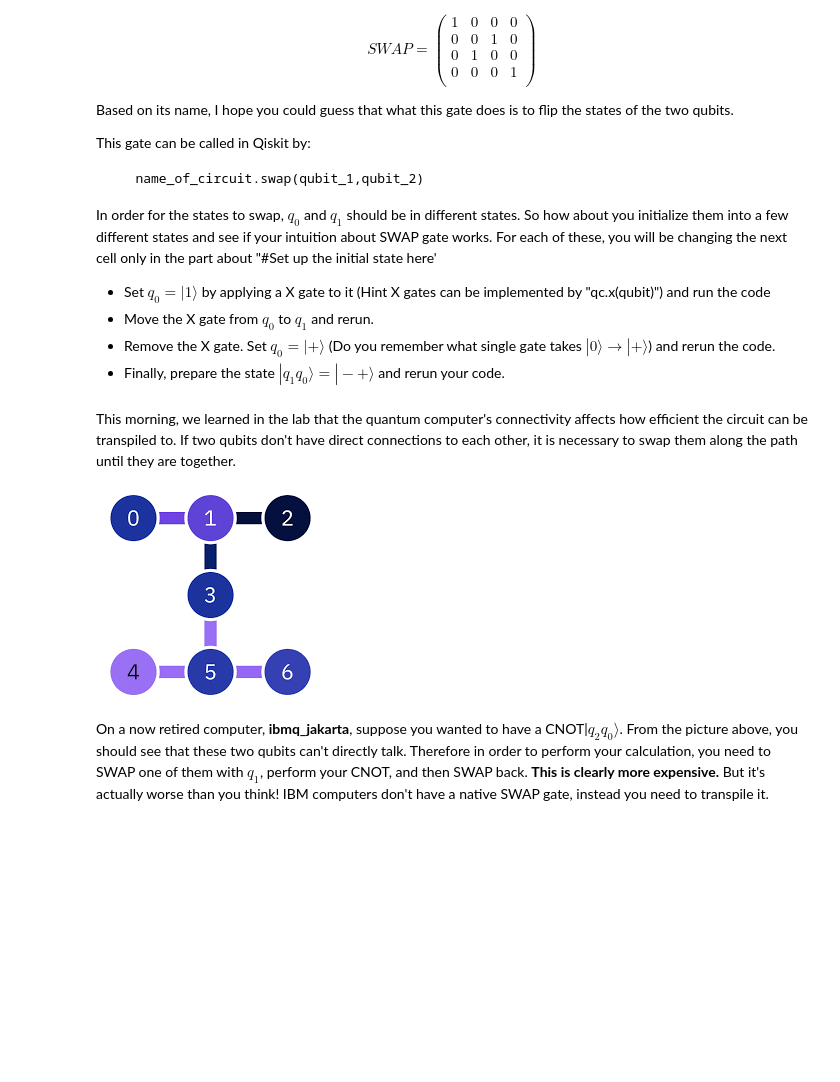
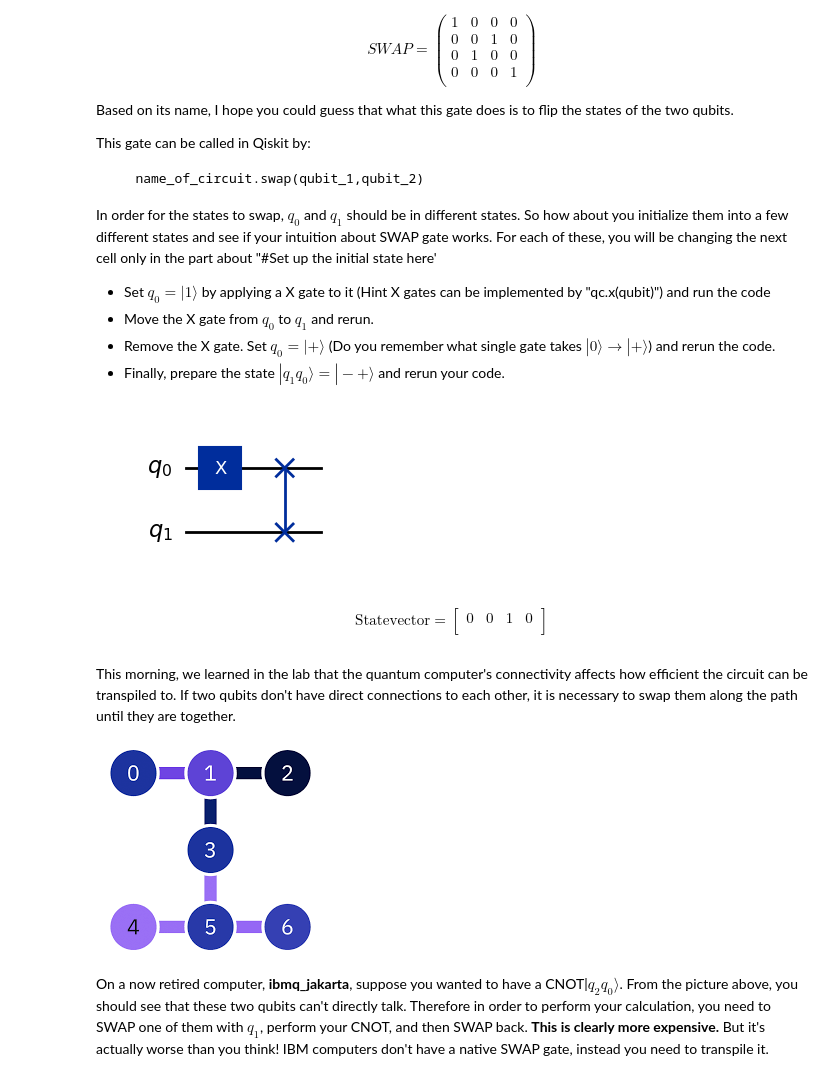
Before and after one commit to hershsingh/qcipu-labs-2026-student, a Jupyter notebook: week-2/08_cnot_and_beyond.ipynb, the cells around one changed output. Saved outputs shown, nothing was run; the diff lists cells and outputs as text; code cells hidden in the pictures; blank space fills up the shorter version.

```diff
--- a/week-2/08_cnot_and_beyond.ipynb
+++ b/week-2/08_cnot_and_beyond.ipynb
@@ -269,16 +296,18 @@ In order for the states to swap, $q_0$ and $q_1$ should be in different states.
 * Finally, prepare the state $|q_1 q_0\rangle=|-+\rangle$  and rerun your code.
 # %%
 #Create a circuit
-qc = ???
+qc = QuantumCircuit(2)
 
 #Set up the initial state here
-???
+qc.x(0)
 
 # Apply SWAP-gate to each qubit:
-???
+qc.swap(0, 1)
 
 #Check your circuit with a draw
-???
+qc.draw('mpl')
+# %% [output]
+[figure, added]
 # %%
 # Let's see the result
 backend = AerSimulator()
@@ -286,6 +315,13 @@ qc.save_statevector()
 final_state = backend.run(qc).result().get_statevector()
 
 array_to_latex(final_state, prefix="\\text{Statevector} = ")
+# %% [output]
+$$
+\text{Statevector} =
+\begin{bmatrix}
+0 & 0 & 1 & 0  \\
+ \end{bmatrix}
+$$
 # %% [markdown]
 This morning, we learned in the lab that the quantum computer's connectivity affects how efficient the circuit can be transpiled to.  If two qubits don't have direct connections to each other, it is necessary to swap them along the path until they are together.
 
```
Also changed, not shown: parts of 12 cells of this notebook, 6 other files.
